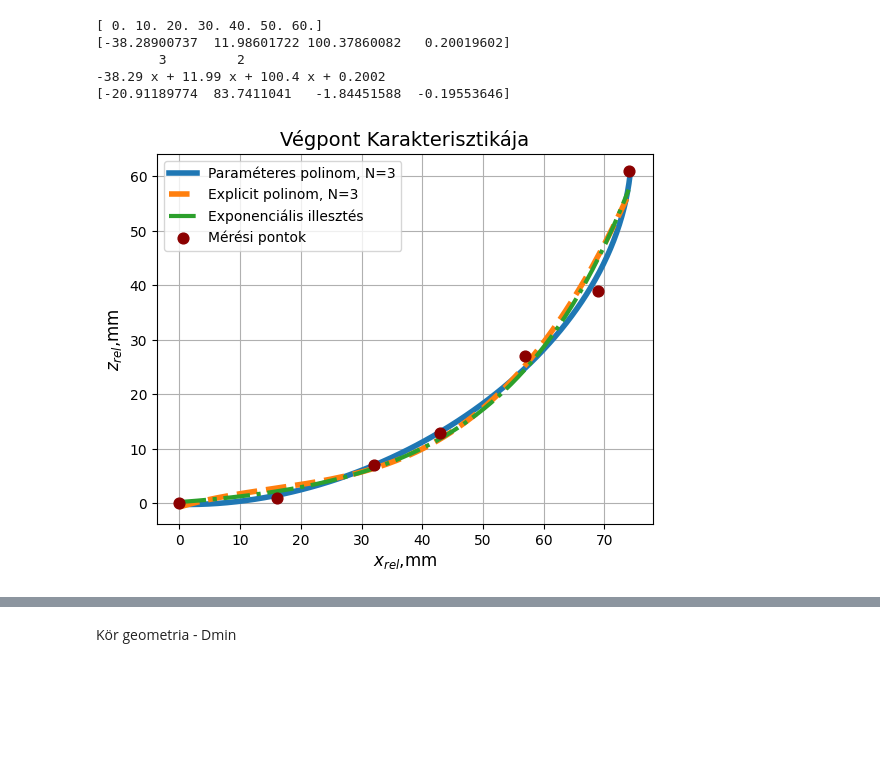
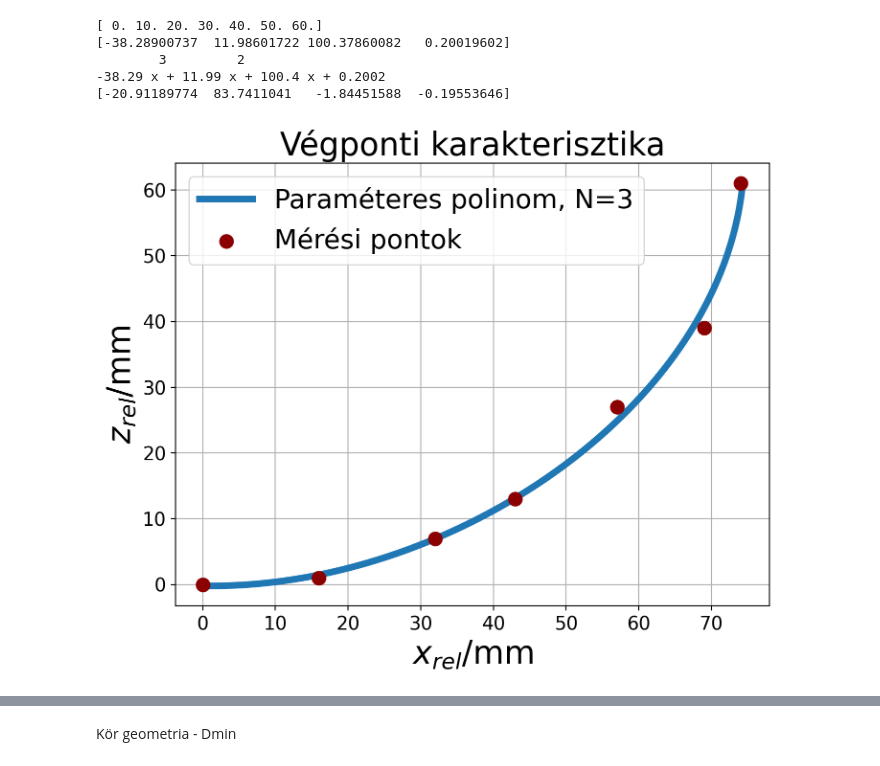
Before and after one commit to BellerAndras/hyperelastic-models, a Jupyter notebook: Caging_calcs.ipynb, the cells around one changed output, grey strips where cells are left out. Drawn from its saved outputs; the diff is of its cells as text; code cells hidden in the pictures; blank space fills up the shorter version.

```diff
--- a/Caging_calcs.ipynb
+++ b/Caging_calcs.ipynb
@@ -11,6 +11,10 @@ import pypandoc
 import textwrap
 import os
 
+plt.rcParams["figure.figsize"] = (8, 6)
+plt.rcParams["figure.dpi"] = 200
+
+
 %matplotlib inline
 # %% [markdown]
 Geometry constants
@@ -160,25 +164,27 @@ print(zcoeffs)
 # %%
 fig, ax = plt.subplots()
 
-ax.plot(xcontvals, zcontvals, '-', label='Paraméteres polinom, N=3',linewidth=4)
+ax.plot(xcontvals, zcontvals, '-', label='Paraméteres polinom, N=3',linewidth=5)
 
-ax.plot(xc_explpoly, zc_explpoly, '--', label='Explicit polinom, N=3',linewidth=4)
+#ax.plot(xc_explpoly, zc_explpoly, '--', label='Explicit polinom, N=3',linewidth=4)
 
-ax.plot(xc_exp, zc_exp, '-.', label='Exponenciális illesztés',linewidth=3)
+#ax.plot(xc_exp, zc_exp, '-.', label='Exponenciális illesztés',linewidth=3)
 
 
 
-ax.scatter(xvals, zvals, label='Mérési pontok',s=60, zorder=3,color="darkred")
-ax.set_title("Végpont Karakterisztikája",fontsize=14)
-ax.set_xlabel(r"$x_{rel}$,mm",fontsize=12)
-ax.set_ylabel(r"$z_{rel}$,mm",fontsize=12)
+ax.scatter(xvals, zvals, label='Mérési pontok',s=100, zorder=3,color="darkred")
+ax.set_title("Végponti karakterisztika",fontsize=24)
+ax.set_xlabel(r"$x_{rel}$/mm",fontsize=24)
+ax.set_ylabel(r"$z_{rel}$/mm",fontsize=24)
+ax.tick_params(axis='x', labelsize=14)
+ax.tick_params(axis='y', labelsize=14)
 #ax.axvline(x_cl_rel)
 
-ax.legend()
+ax.legend(fontsize=20)
 ax.grid()
 plt.show()
 # %% [output]
-[figure, old version]
+[figure, new version]
 # %%
 fig, ax = plt.subplots()
 ax.plot(xvals-DC/2, zvals+H-L, 'o', label='data')
```
Also changed, not shown: parts of 13 cells of this notebook, 10 other files.
